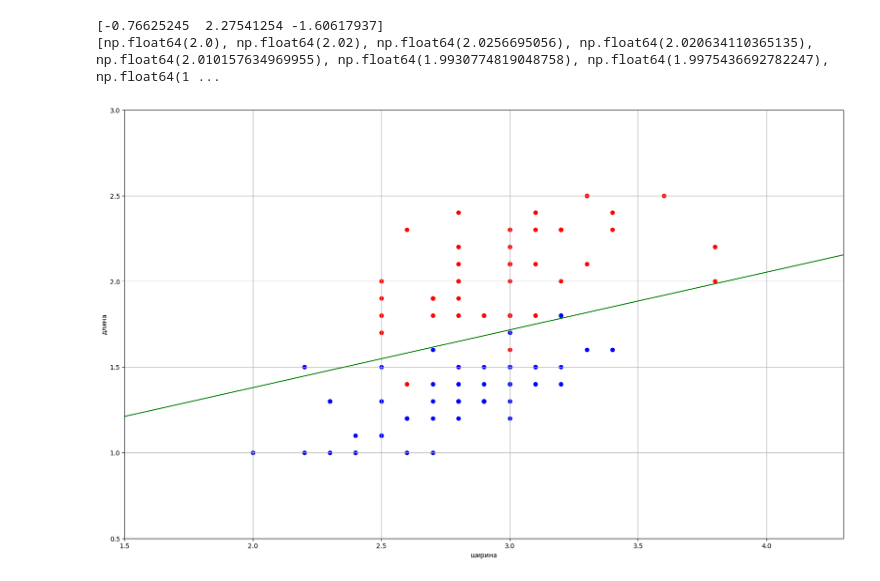
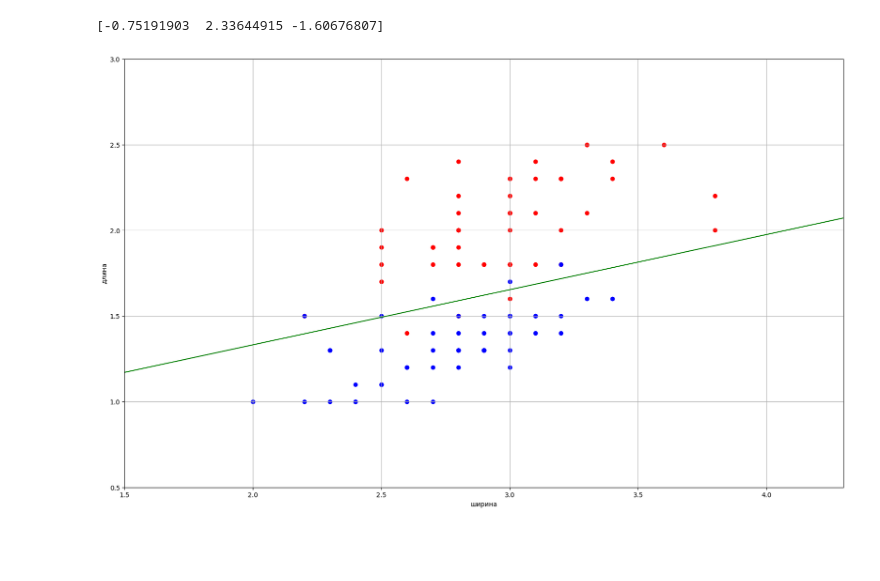
Before and after one commit to AKlebedeff/AKlebedeff2, a Jupyter notebook: 2_Классификация.ipynb, the cells around one changed output. Saved outputs shown, nothing was run; the diff lists cells and outputs as text; code cells hidden in the pictures; blank space fills up the shorter version.

```diff
--- a/2_Классификация.ipynb
+++ b/2_Классификация.ipynb
@@ -44,35 +44,34 @@ Q_plot = [Q]
 
 for i in range(N):
     k = np.random.randint(0, n_train - 1)  # случайный объект
     ek = loss(w, x_train[k], y_train[k])  # вычисление потерь для выбранного объекта
     w = w - nt * df(w, x_train[k], y_train[k])  # корректировка весов по SGD
     Q = lm * ek + (1 - lm) * Q  # обновление общей ошибки
-   # Q_plot.append(float(Q))
+    Q_plot.append(Q)
 
 
 
 print(w)
-print(Q_plot)
+# print(Q_plot)
 
 x_min, x_max = x_train[:, 0].min() - 0.5, x_train[:, 0].max() + 0.5
 line_x = np.linspace(x_min, x_max, 100)
 line_y = [-x * w[0] / w[1] - w[2] / w[1] for x in line_x]
 
 x_0 = x_train[y_train == 1]  # формирование точек для 1-го
 x_1 = x_train[y_train == -1]  # и 2-го классов
 
 plt.figure(figsize=(20, 12))
 plt.scatter(x_0[:, 0], x_0[:, 1], color='red')
 plt.scatter(x_1[:, 0], x_1[:, 1], color='blue')
 plt.plot(line_x, line_y, color='green')
 
 plt.xlim([x_min, x_max])
 plt.ylim([x_train[:, 1].min() - 0.5, x_train[:, 1].max() + 0.5])
 plt.ylabel("длина")
 plt.xlabel("ширина")
 plt.grid(True)
 plt.show()
 # %% [output]
-[-0.76625245  2.27541254 -1.60617937]
-[np.float64(2.0), np.float64(2.02), np.float64(2.0256695056), np.float64(2.020634110365135), np.float64(2.010157634969955), np.float64(1.9930774819048758), np.float64(1.9975436692782247), np.float64(1 ...
+[-0.75191903  2.33644915 -1.60676807]
-[figure, old version]
+[figure, new version]
```
